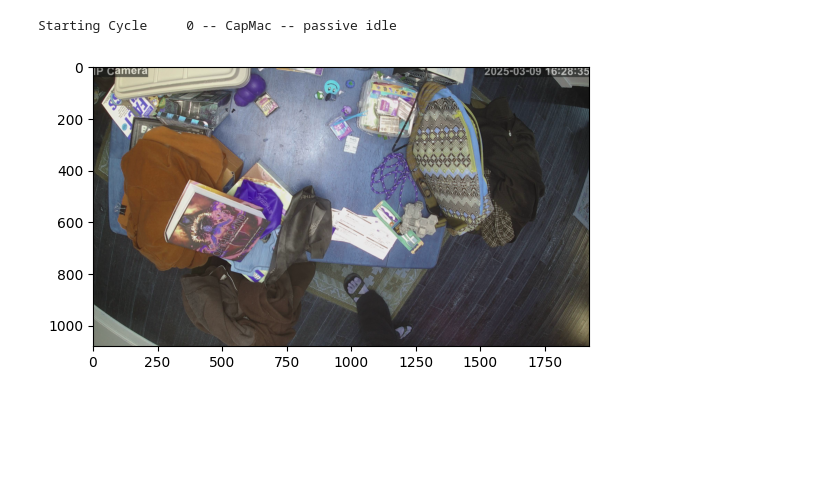
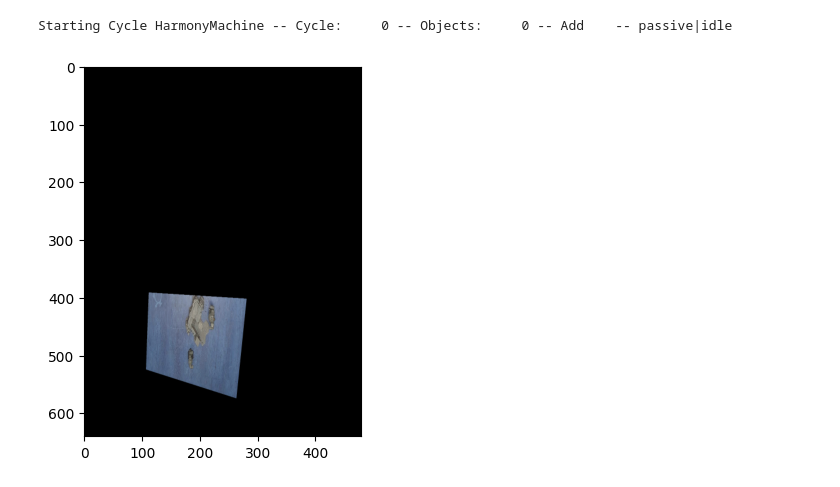
Before and after one commit to MakUrSpace/harmony, a Jupyter notebook: harmony/HarmonyMachine.ipynb, the cells around one changed output. Cells and saved outputs as stored; diff of their text form; code cells hidden in the pictures; blank space fills up the shorter version.

```diff
--- a/harmony/HarmonyMachine.ipynb
+++ b/harmony/HarmonyMachine.ipynb
@@ -23,12 +35,17 @@ class HarmonyObject(TrackedObject):
         super().__post_init__()
         print(f"Creating {self.objectType} -- {self.objectSubType} -- {self.objectKwargs}")
         self.objectKwargs = {key.lower(): value for key, value in self.objectKwargs.items()}
+
+    def construct(self):
         try:
             factory = self.objectFactories[self.objectType][self.objectSubType]
         except KeyError as ke:
-            raise Exception(f"Unrecognized object type and subtype - {self.objectType}-{self.objectSubType}")
-        factory(self.oid, **self.objectKwargs)
-        GameState.addObject(self.oid, self.objectType)
+            raise Exception(f"Unrecognized object type and subtype - {self.objectType}-{self.objectSubType}") from ke
+        try:
+            factory(self.oid, **self.objectKwargs)
+        except Exception as e:
+            raise Exception(f"Failed to instantiate {factory} object") from e
+        mc.GameState.addObject(self.oid, self.objectType)
 
     @classmethod
     def from_tracked_object(cls,
@@ -36,20 +53,21 @@ class HarmonyObject(TrackedObject):
                             objectType: str,
                             objectSubType: str,
                             objectKwargs: dict):
-        # if not qs.entity_exists(trackedObject.oid):
         print(f"Creating {objectType} object from {trackedObject}")
-        return cls(
+        harmonyObject = cls(
             changeSet=trackedObject.changeSet,
             oid=trackedObject.oid,
             objectType=objectType,
             objectSubType=objectSubType,
             objectKwargs=objectKwargs)
+        harmonyObject.construct()
+        return harmonyObject
 
     def previousVersion(self):
         return TrackedObject({camName: change.lastChange if change is not None else None for camName, change in self.changeSet.items()})
 
     def rename(self, newName):
-        qs.rename_entity(self.oid, newName)
+        mc.qs.rename_entity(self.oid, newName)
         self.oid = newName
 # %%
 @dataclass
@@ -81,12 +99,23 @@ class ObjectAction:
         self.aMM = -1 if self.objMovement is None or self.objMovement < 10 else 1
         self.targetMovement = self.rsc.trackedObjectLastDistance(self.target)
         self.tMM = -1 if self.targetMovement is None or self.targetMovement < 10 else 1
-        self.skill = Skill(self.actor.oid).terminant
+        self.skill = mc.Skill(self.actor.oid).terminant
         self.targetNumber = int(self.skill) + self.aMM + self.tMM + 0 + self.rangeModifier
         self.gameEvent = None
 
     def declare(self):
-        self.gameEvent = GameEvent.declareEvent("Attack", mc.Faction(self.actor.oid).terminant, self.actor.oid, self.target.oid, self.targetNumber, self.result)
+        self.gameEvent = mc.GameEvent.declare_event("Attack", mc.Faction(self.actor.oid).terminant, self.actor.oid, self.target.oid, self.targetNumber, self.result)
 
     def resolve(self, result):
         self.gameEvent.resolve(result)
+
+    def rename(self, entity, newEntity):
+        start_nodes = self.get(start_node=entity)
+        for node in start_nodes:
+            self.drop(*node)
+            self.put(newEntity, node[1], node[2])
+
+        end_nodes = self.get(end_node=entity)
+        for node in end_nodes:
+            self.drop(*node)
+            self.put(node[0], node[1], newEntity)
@@ -400,13 +606,13 @@ class HarmonyMachine(CalibratedObserver):
 # %%
 if __name__ == "__main__":
     from matplotlib import pyplot as plt
     cc = CalibratedCaptureConfiguration()
-    hm = HarmonyMachine(cc)
+    hm = HarmonyMachine(cc=cc)
     hm.cycle()
-    plt.imshow(cc.cameras['0'].mostRecentFrame)
+    plt.imshow(hm.getCameraImagesWithChanges()['0'])
 # %% [output]
-Starting Cycle     0 -- CapMac -- passive idle
+Starting Cycle HarmonyMachine -- Cycle:     0 -- Objects:     0 -- Add    -- passive|idle
-[figure, old version]
+[figure, new version]
 # %%
 if __name__ == "__main__":
     for i in range(3):
```
Also changed, not shown: parts of 7 cells of this notebook, 13 other files.
